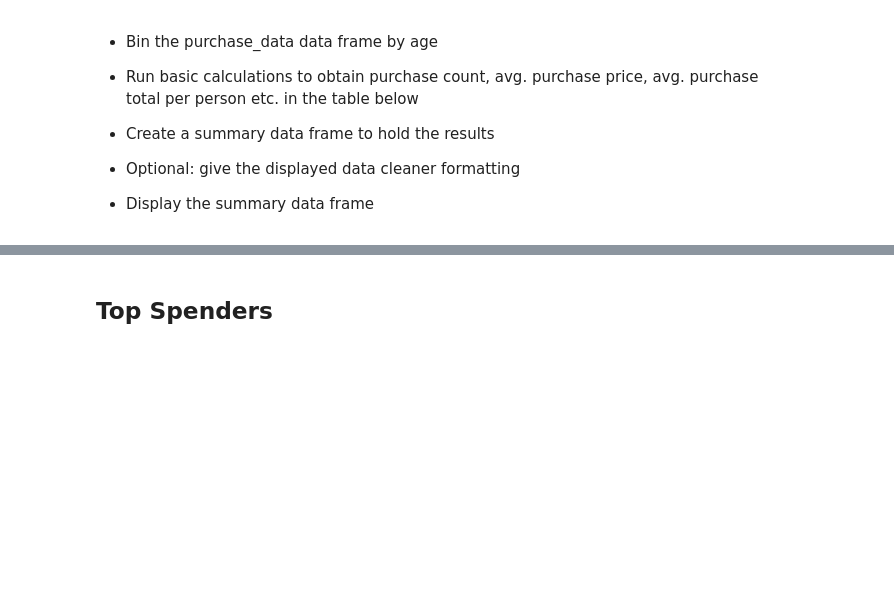
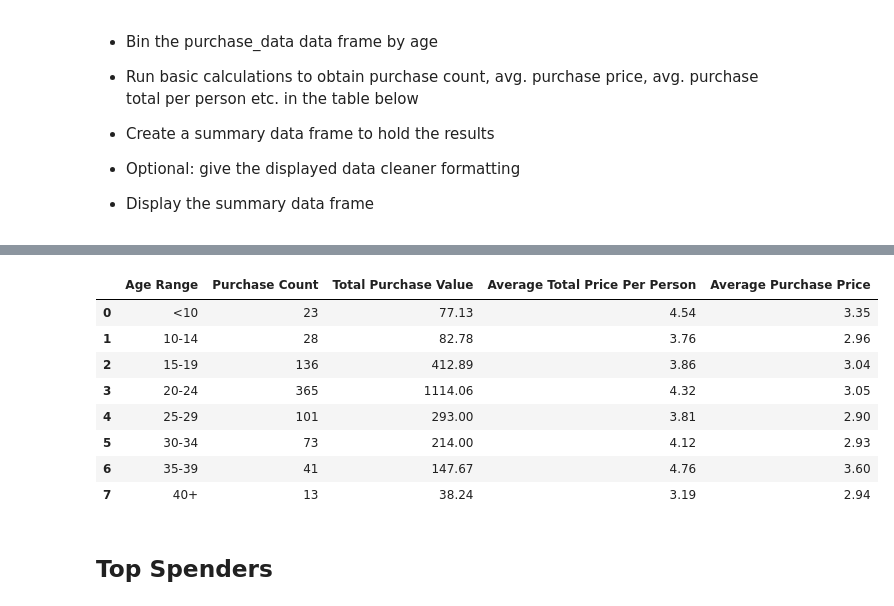
Before and after one commit to psulzen/pandas-challenge, a Jupyter notebook: HeroesOfPymoli/HeroesOfPymoli.ipynb, the cells around one changed output, grey strips where cells are left out. Cells and saved outputs as stored; diff of their text form; code cells hidden in the pictures; blank space fills up the shorter version.

```diff
--- a/HeroesOfPymoli/HeroesOfPymoli.ipynb
+++ b/HeroesOfPymoli/HeroesOfPymoli.ipynb
@@ -397,3 +319,26 @@ international_duration.head(10)
+# %%
+# Now that we have all the data, merge it togeter by Age Range
+# PC_df
+# TPV_df
+# ATPPP_df
+
+# need to merge tables using the Age Range
+merge_table = pd.merge(PC_df, TPV_df,left_on="Age Range", right_on="Age Range")
+merge_table = pd.merge(merge_table, ATPPP_df,left_on="Age Range", right_on="Age Range")
+
+merge_table["Average Purchase Price"] = merge_table["Total Purchase Value"] / merge_table["Purchase Count"]
+
+merge_table.round(2)
+# %% [output]
+|  | Age Range | Purchase Count | Total Purchase Value | Average Total Price Per Person | Average Purchase Price |
+| 0 | <10 | 23 | 77.13 | 4.54 | 3.35 |
+| 1 | 10-14 | 28 | 82.78 | 3.76 | 2.96 |
+| 2 | 15-19 | 136 | 412.89 | 3.86 | 3.04 |
+| 3 | 20-24 | 365 | 1114.06 | 4.32 | 3.05 |
+| 4 | 25-29 | 101 | 293.00 | 3.81 | 2.90 |
+| 5 | 30-34 | 73 | 214.00 | 4.12 | 2.93 |
+| 6 | 35-39 | 41 | 147.67 | 4.76 | 3.60 |
+| 7 | 40+ | 13 | 38.24 | 3.19 | 2.94 |
 # %% [markdown]
 ## Top Spenders
 # %% [markdown]
```
Also changed, not shown: parts of 32 cells of this notebook.
